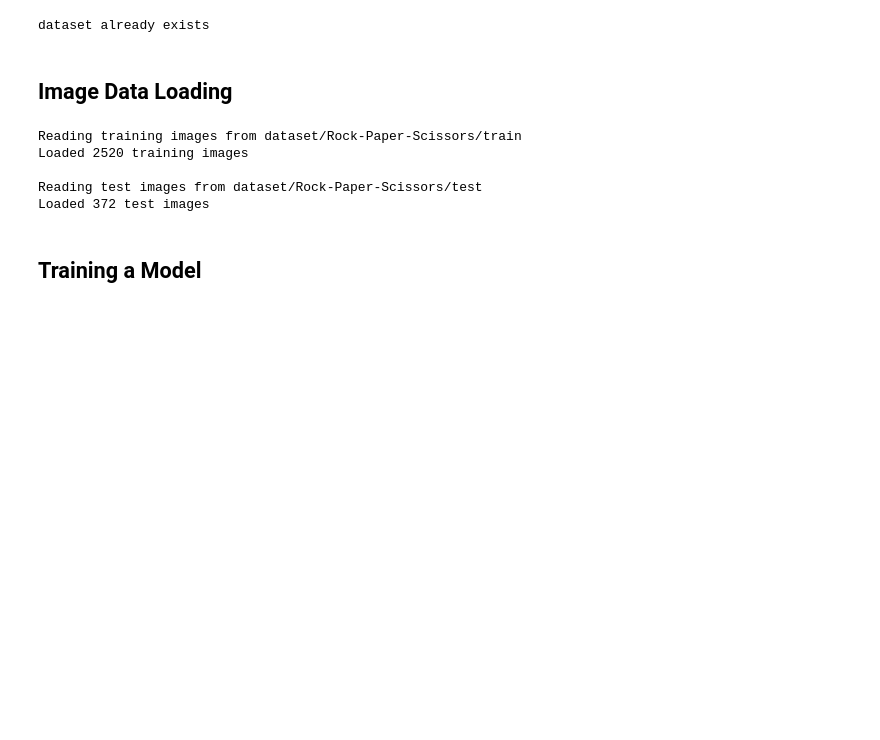
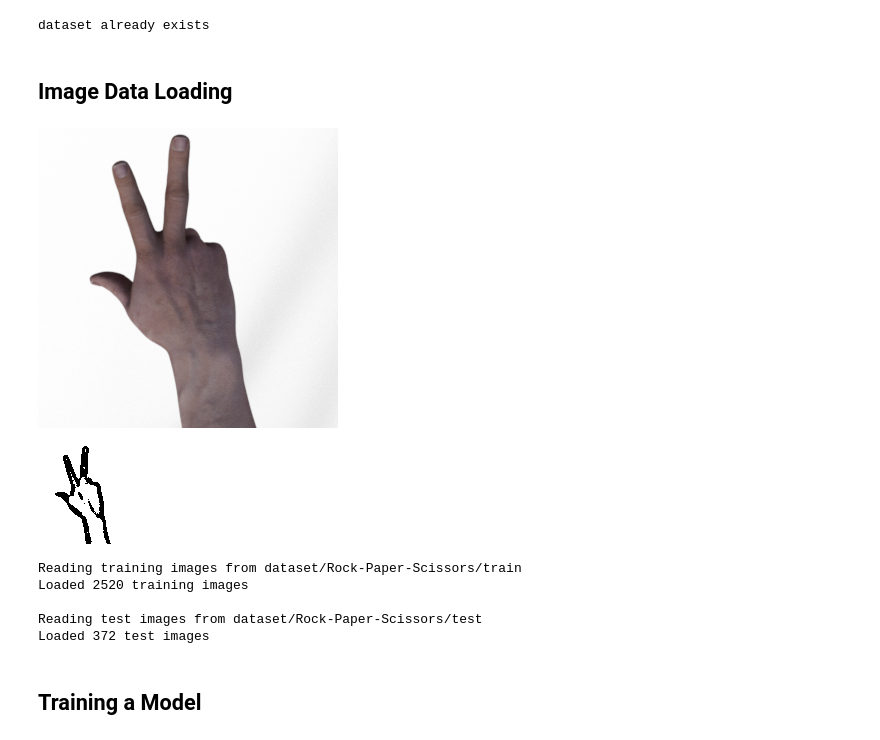
Before and after one commit to IntegerMan/PythonRockPaperScissors, a Jupyter notebook: FinalProject - Matt Eland.ipynb, the cells around one changed output. Drawn from its saved outputs; the diff is of its cells as text; code cells hidden in the pictures; blank space fills up the shorter version.

```diff
--- a/FinalProject - Matt Eland.ipynb
+++ b/FinalProject - Matt Eland.ipynb
@@ -88,4 +89,31 @@ else:
 dataset already exists
 # %% [markdown]
 ## Image Data Loading
+# %%
+# This is a common processing function that will be applied to images in the dataset as well as images from the webcam
+def process_image(image):
+    # Convert the image to grayscale
+    image = cv2.cvtColor(image, cv2.COLOR_BGR2GRAY)
+
+    # Resize the image to a standard size
+    image = cv2.resize(image, (100, 100))
+
+    # Remove background noise
+    image = cv2.fastNlMeansDenoising(image, None, 10, 7, 21)
+
+    # Help isolate features for computer vision
+    image = cv2.adaptiveThreshold(image, 255, cv2.ADAPTIVE_THRESH_GAUSSIAN_C, cv2.THRESH_BINARY, 11, 2)
+
+    return image
+
+def process_and_display_disk_image(filename):
+    image = cv2.imread(filename)
+    display_image(image)
+    image = process_image(image)
+    display_image(image)
+
+process_and_display_disk_image('dataset/Rock-Paper-Scissors/validation/scissors2.png')
+# %% [output]
+[figure, added]
+[figure, added]
 # %%
```
Also changed, not shown: parts of 24 cells of this notebook, 1 other file.
